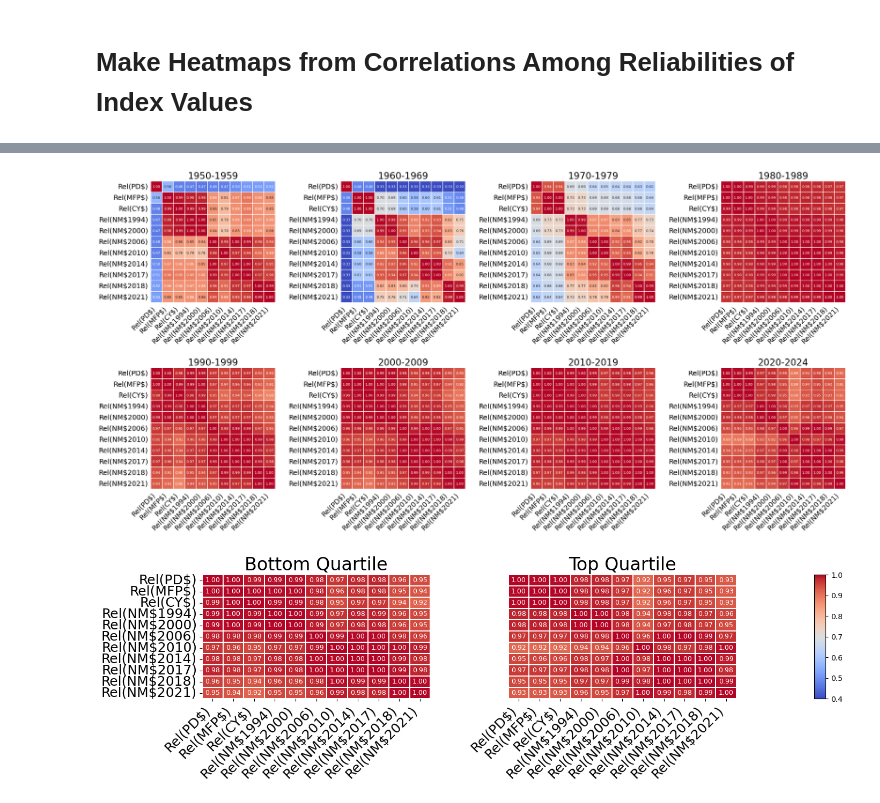
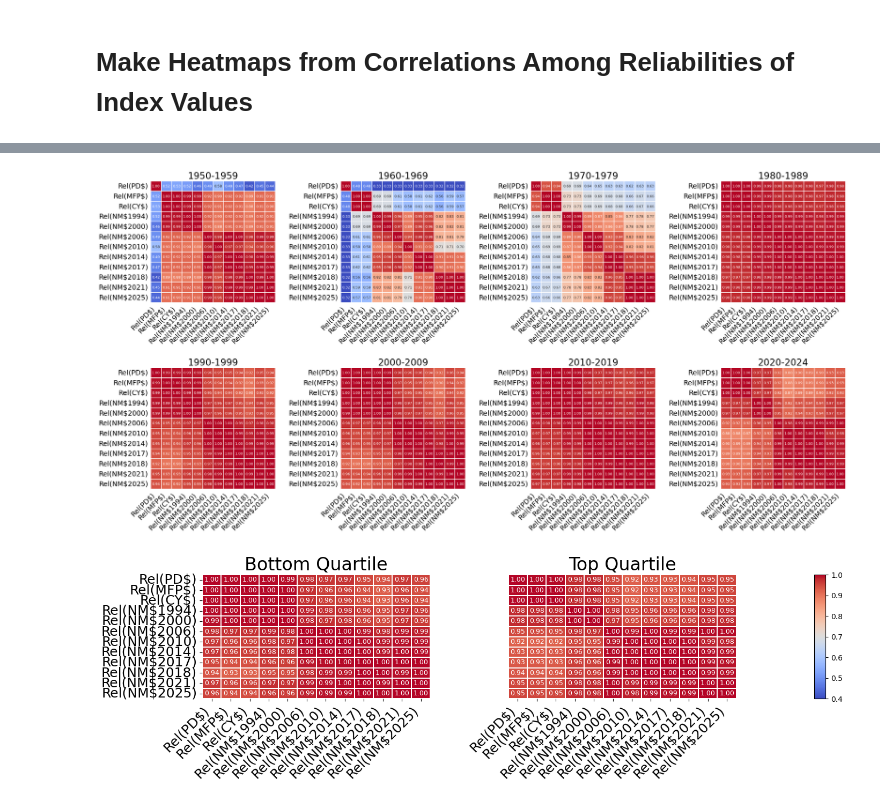
Before and after one commit to GMBog/toomanytraits, a Jupyter notebook: Cole Selection Index Graphics.ipynb, the cells around one changed output, grey strips where cells are left out. Cells and saved outputs as stored; diff of their text form; code cells hidden in the pictures.

```diff
--- a/Cole Selection Index Graphics.ipynb
+++ b/Cole Selection Index Graphics.ipynb
@@ -965,69 +1088,69 @@ Make Heatmaps from Correlations Among Reliabilities of Index Values
 # %%
 # Correlations among all data
 rel_indices = df[['rel_PD$', 'rel_MFP$', 'rel_CY$', 'rel_NM$1994', 'rel_NM$2000', 'rel_NM$2006',
-                         'rel_NM$2010', 'rel_NM$2014', 'rel_NM$2017', 'rel_NM$2018', 'rel_NM$2021']]
+                         'rel_NM$2010', 'rel_NM$2014', 'rel_NM$2017', 'rel_NM$2018', 'rel_NM$2021', 'rel_NM$2025']]
 rel_idx_corrs = rel_indices.corr(method='spearman')
 # Animals born 1950-1959
 rel_indices50 = df[['birth_year', 'rel_PD$', 'rel_MFP$', 'rel_CY$', 'rel_NM$1994', 'rel_NM$2000', 'rel_NM$2006',
-                           'rel_NM$2010', 'rel_NM$2014', 'rel_NM$2017', 'rel_NM$2018', 'rel_NM$2021']]
+                           'rel_NM$2010', 'rel_NM$2014', 'rel_NM$2017', 'rel_NM$2018', 'rel_NM$2021', 'rel_NM$2025']]
 rel_indices50 = rel_indices50[(rel_indices50['birth_year']>=1950) & (rel_indices50['birth_year']<1960)]
 rel_idx_corrs_50 = rel_indices50[['rel_PD$', 'rel_MFP$', 'rel_CY$', 'rel_NM$1994', 'rel_NM$2000', 'rel_NM$2006',
-                          'rel_NM$2010', 'rel_NM$2014', 'rel_NM$2017', 'rel_NM$2018', 'rel_NM$2021']].corr(method='spearman')
+                          'rel_NM$2010', 'rel_NM$2014', 'rel_NM$2017', 'rel_NM$2018', 'rel_NM$2021', 'rel_NM$2025']].corr(method='spearman')
 # Animals born 1960-1969
 rel_indices60 = df[['birth_year', 'rel_PD$', 'rel_MFP$', 'rel_CY$', 'rel_NM$1994', 'rel_NM$2000', 'rel_NM$2006',
-                           'rel_NM$2010', 'rel_NM$2014', 'rel_NM$2017', 'rel_NM$2018', 'rel_NM$2021']]
+                           'rel_NM$2010', 'rel_NM$2014', 'rel_NM$2017', 'rel_NM$2018', 'rel_NM$2021', 'rel_NM$2025']]
 rel_indices60 = rel_indices60[(rel_indices60['birth_year']>=1960) & (rel_indices60['birth_year']<1970)]
 rel_idx_corrs_60 = rel_indices60[['rel_PD$', 'rel_MFP$', 'rel_CY$', 'rel_NM$1994', 'rel_NM$2000', 'rel_NM$2006',
-                          'rel_NM$2010', 'rel_NM$2014', 'rel_NM$2017', 'rel_NM$2018', 'rel_NM$2021']].corr(method='spearman')
+                          'rel_NM$2010', 'rel_NM$2014', 'rel_NM$2017', 'rel_NM$2018', 'rel_NM$2021', 'rel_NM$2025']].corr(method='spearman')
 # Animals born 1970-1979
 rel_indices70 = df[['birth_year', 'rel_PD$', 'rel_MFP$', 'rel_CY$', 'rel_NM$1994', 'rel_NM$2000', 'rel_NM$2006',
-                           'rel_NM$2010', 'rel_NM$2014', 'rel_NM$2017', 'rel_NM$2018', 'rel_NM$2021']]
+                           'rel_NM$2010', 'rel_NM$2014', 'rel_NM$2017', 'rel_NM$2018', 'rel_NM$2021', 'rel_NM$2025']]
 rel_indices70 = rel_indices70[(rel_indices70['birth_year']>=1970) & (rel_indices70['birth_year']<1980)]
 rel_idx_corrs_70 = rel_indices70[['rel_PD$', 'rel_MFP$', 'rel_CY$', 'rel_NM$1994', 'rel_NM$2000', 'rel_NM$2006',
-                          'rel_NM$2010', 'rel_NM$2014', 'rel_NM$2017', 'rel_NM$2018', 'rel_NM$2021']].corr(method='spearman')
+                          'rel_NM$2010', 'rel_NM$2014', 'rel_NM$2017', 'rel_NM$2018', 'rel_NM$2021', 'rel_NM$2025']].corr(method='spearman')
 # Animals born 1980-1989
 rel_indices80 = df[['birth_year', 'rel_PD$', 'rel_MFP$', 'rel_CY$', 'rel_NM$1994', 'rel_NM$2000', 'rel_NM$2006',
-                           'rel_NM$2010', 'rel_NM$2014', 'rel_NM$2017', 'rel_NM$2018', 'rel_NM$2021']]
+                           'rel_NM$2010', 'rel_NM$2014', 'rel_NM$2017', 'rel_NM$2018', 'rel_NM$2021', 'rel_NM$2025']]
 rel_indices80 = rel_indices80[(rel_indices80['birth_year']>=1980) & (rel_indices80['birth_year']<1990)]
 rel_idx_corrs_80 = rel_indices80[['rel_PD$', 'rel_MFP$', 'rel_CY$', 'rel_NM$1994', 'rel_NM$2000', 'rel_NM$2006',
-                          'rel_NM$2010', 'rel_NM$2014', 'rel_NM$2017', 'rel_NM$2018', 'rel_NM$2021']].corr(method='spearman')
+                          'rel_NM$2010', 'rel_NM$2014', 'rel_NM$2017', 'rel_NM$2018', 'rel_NM$2021', 'rel_NM$2025']].corr(method='spearman')
 # Animals born 1990-1999
 rel_indices90 = df[['birth_year', 'rel_PD$', 'rel_MFP$', 'rel_CY$', 'rel_NM$1994', 'rel_NM$2000', 'rel_NM$2006',
-                           'rel_NM$2010', 'rel_NM$2014', 'rel_NM$2017', 'rel_NM$2018', 'rel_NM$2021']]
+                           'rel_NM$2010', 'rel_NM$2014', 'rel_NM$2017', 'rel_NM$2018', 'rel_NM$2021', 'rel_NM$2025']]
 rel_indices90 = rel_indices90[(rel_indices90['birth_year']>=1990) & (rel_indices90['birth_year']<2000)]
 rel_idx_corrs_90 = rel_indices90[['rel_PD$', 'rel_MFP$', 'rel_CY$', 'rel_NM$1994', 'rel_NM$2000', 'rel_NM$2006',
-                          'rel_NM$2010', 'rel_NM$2014', 'rel_NM$2017', 'rel_NM$2018', 'rel_NM$2021']].corr(method='spearman')
+                          'rel_NM$2010', 'rel_NM$2014', 'rel_NM$2017', 'rel_NM$2018', 'rel_NM$2021', 'rel_NM$2025']].corr(method='spearman')
 # Animals born 2000-2009
 rel_indices00 = df[['birth_year', 'rel_PD$', 'rel_MFP$', 'rel_CY$', 'rel_NM$1994', 'rel_NM$2000', 'rel_NM$2006',
-                           'rel_NM$2010', 'rel_NM$2014', 'rel_NM$2017', 'rel_NM$2018', 'rel_NM$2021']]
+                           'rel_NM$2010', 'rel_NM$2014', 'rel_NM$2017', 'rel_NM$2018', 'rel_NM$2021', 'rel_NM$2025']]
 rel_indices00 = rel_indices00[(rel_indices00['birth_year']>=2000) & (rel_indices00['birth_year']<2010)]
 rel_idx_corrs_00 = rel_indices00[['rel_PD$', 'rel_MFP$', 'rel_CY$', 'rel_NM$1994', 'rel_NM$2000', 'rel_NM$2006',
-                          'rel_NM$2010', 'rel_NM$2014', 'rel_NM$2017', 'rel_NM$2018', 'rel_NM$2021']].corr(method='spearman')
+                          'rel_NM$2010', 'rel_NM$2014', 'rel_NM$2017', 'rel_NM$2018', 'rel_NM$2021', 'rel_NM$2025']].corr(method='spearman')
 # Animals born 2010-2019
 rel_indices10 = df[['birth_year', 'rel_PD$', 'rel_MFP$', 'rel_CY$', 'rel_NM$1994', 'rel_NM$2000', 'rel_NM$2006',
-                           'rel_NM$2010', 'rel_NM$2014', 'rel_NM$2017', 'rel_NM$2018', 'rel_NM$2021']]
+                           'rel_NM$2010', 'rel_NM$2014', 'rel_NM$2017', 'rel_NM$2018', 'rel_NM$2021', 'rel_NM$2025']]
 rel_indices10 = rel_indices10[(rel_indices10['birth_year']>=2010) & (rel_indices10['birth_year']<2020)]
 rel_idx_corrs_10 = rel_indices10[['rel_PD$', 'rel_MFP$', 'rel_CY$', 'rel_NM$1994', 'rel_NM$2000', 'rel_NM$2006',
-                          'rel_NM$2010', 'rel_NM$2014', 'rel_NM$2017', 'rel_NM$2018', 'rel_NM$2021']].corr(method='spearman')
+                          'rel_NM$2010', 'rel_NM$2014', 'rel_NM$2017', 'rel_NM$2018', 'rel_NM$2021', 'rel_NM$2025']].corr(method='spearman')
 # Animals born 2020-2025
 rel_indices20 = df[['birth_year', 'rel_PD$', 'rel_MFP$', 'rel_CY$', 'rel_NM$1994', 'rel_NM$2000', 'rel_NM$2006',
-                           'rel_NM$2010', 'rel_NM$2014', 'rel_NM$2017', 'rel_NM$2018', 'rel_NM$2021']]
+                           'rel_NM$2010', 'rel_NM$2014', 'rel_NM$2017', 'rel_NM$2018', 'rel_NM$2021', 'rel_NM$2025']]
 rel_indices20 = rel_indices20[rel_indices20['birth_year']>=2020]
 rel_idx_corrs_20 = rel_indices20[['rel_PD$', 'rel_MFP$', 'rel_CY$', 'rel_NM$1994', 'rel_NM$2000', 'rel_NM$2006',
-                          'rel_NM$2010', 'rel_NM$2014', 'rel_NM$2017', 'rel_NM$2018', 'rel_NM$2021']].corr(method='spearman')
+                          'rel_NM$2010', 'rel_NM$2014', 'rel_NM$2017', 'rel_NM$2018', 'rel_NM$2021', 'rel_NM$2025']].corr(method='spearman')
 
 # Bottom quartile
 rel_indices1st = df[['birth_year', 'net_merit_quartile', 'rel_PD$', 'rel_MFP$', 'rel_CY$', 'rel_NM$1994', 'rel_NM$2000', 'rel_NM$2006',
-                            'rel_NM$2010', 'rel_NM$2014', 'rel_NM$2017', 'rel_NM$2018', 'rel_NM$2021']]
+                            'rel_NM$2010', 'rel_NM$2014', 'rel_NM$2017', 'rel_NM$2018', 'rel_NM$2021', 'rel_NM$2025']]
 rel_indices1st = rel_indices1st[rel_indices1st['net_merit_quartile']=='1st']
 rel_idx_corrs_1st = rel_indices1st[['rel_PD$', 'rel_MFP$', 'rel_CY$', 'rel_NM$1994', 'rel_NM$2000', 'rel_NM$2006',
-                            'rel_NM$2010', 'rel_NM$2014', 'rel_NM$2017', 'rel_NM$2018', 'rel_NM$2021']].corr(method='spearman')
+                            'rel_NM$2010', 'rel_NM$2014', 'rel_NM$2017', 'rel_NM$2018', 'rel_NM$2021', 'rel_NM$2025']].corr(method='spearman')
 # Top quartile
 rel_indices4th = df[['birth_year', 'net_merit_quartile', 'rel_PD$', 'rel_MFP$', 'rel_CY$', 'rel_NM$1994', 'rel_NM$2000', 'rel_NM$2006',
-                            'rel_NM$2010', 'rel_NM$2014', 'rel_NM$2017', 'rel_NM$2018', 'rel_NM$2021']]
+                            'rel_NM$2010', 'rel_NM$2014', 'rel_NM$2017', 'rel_NM$2018', 'rel_NM$2021', 'rel_NM$2025']]
 rel_indices4th = rel_indices4th[rel_indices4th['net_merit_quartile']=='4th']
 rel_idx_corrs_4th = rel_indices4th[['rel_PD$', 'rel_MFP$', 'rel_CY$', 'rel_NM$1994', 'rel_NM$2000', 'rel_NM$2006',
-                            'rel_NM$2010', 'rel_NM$2014', 'rel_NM$2017', 'rel_NM$2018', 'rel_NM$2021']].corr(method='spearman')
+                            'rel_NM$2010', 'rel_NM$2014', 'rel_NM$2017', 'rel_NM$2018', 'rel_NM$2021', 'rel_NM$2025']].corr(method='spearman')
 # %%
 # Use for scaling color bars the same way in all plots.
 vmin = min(rel_idx_corrs.values.min(),
@@ -1126,7 +1249,7 @@ axs[1,3].tick_params(left=False, bottom=False)
 
 test_labels = ['Rel(PD$)', 'Rel(MFP$)', 'Rel(CY$)', 'Rel(NM$1994)', 'Rel(NM$2000)',
                'Rel(NM$2006)', 'Rel(NM$2010)', 'Rel(NM$2014)', 'Rel(NM$2017)',
-               'Rel(NM$2018)', 'Rel(NM$2021)']
+               'Rel(NM$2018)', 'Rel(NM$2021)', 'Rel(NM$2025)']
 axs[0,0].set_xticklabels(test_labels, rotation=45, ha="right", fontsize=18)
 axs[0,1].set_xticklabels(test_labels, rotation=45, ha="right", fontsize=18)
 axs[0,2].set_xticklabels(test_labels, rotation=45, ha="right", fontsize=18)
@@ -1149,42 +1272,42 @@ plt.subplots_adjust(hspace=0.50)
 
 fig.tight_layout(pad=3.5)
 
-fig.savefig('Cole 2025 Figure 5.png', dpi=600, transparent=True, bbox_inches='tight')
+fig.savefig('Cole 2025 Figure 6.png', dpi=600, transparent=True, bbox_inches='tight')
 
 plt.show()
 # %% [output]
-[figure, old version]
+[figure, new version]
 # %%
 fig, axs = plt.subplots(ncols=3, gridspec_kw=dict(width_ratios=[20,20,1]), figsize=(15,3))
 
 sns.heatmap(rel_idx_corrs_1st, linewidths=0.2, annot=True, square=False, cbar=False, #cmap='YlGnBu',
             xticklabels=True, yticklabels=True, annot_kws={"size": 9}, fmt=".2f",
             vmin=vmin, vmax=vmax, cmap=cmap, ax=axs[0])
 
 sns.heatmap(rel_idx_corrs_4th, linewidths=0.2, annot=True, square=False, cbar=False, #cmap='YlGnBu',
             xticklabels=True, yticklabels=False, annot_kws={"size": 9}, fmt=".2f",
             vmin=vmin, vmax=vmax, cmap=cmap, ax=axs[1])
 
 fig.colorbar(axs[1].collections[0], cax=axs[2])
 
 axs[0].set_title('Bottom Quartile', fontsize=24)
 axs[1].set_title('Top Quartile', fontsize=24)
 test_labels = ['Rel(PD$)', 'Rel(MFP$)', 'Rel(CY$)', 'Rel(NM$1994)', 'Rel(NM$2000)',
                'Rel(NM$2006)', 'Rel(NM$2010)', 'Rel(NM$2014)', 'Rel(NM$2017)',
-               'Rel(NM$2018)', 'Rel(NM$2021)']
+               'Rel(NM$2018)', 'Rel(NM$2021)', 'Rel(NM$2025)']
 axs[0].set_xticklabels(test_labels, rotation=45, ha="right", fontsize=18)
 axs[1].set_xticklabels(test_labels, rotation=45, ha="right", fontsize=18)
 axs[0].set_yticklabels(test_labels, fontsize=18)
 #axs[1].set_yticklabels(test_labels, fontsize=18)
 
 # Increase the horizontal padding between the subplots
 plt.subplots_adjust(wspace=0.50)
 
 fig.savefig('heatmap_all_indices_1st_and_4th_quartile_rels.png', dpi=600, transparent=True, bbox_inches='tight')
 
 plt.show()
 # %% [output]
-[figure, old version]
+[figure, new version]
 # %%
 # Print correlations for filling in supplemental table
 print(rel_idx_corrs)
```
Also changed, not shown: parts of 35 cells of this notebook, 6 other files.
